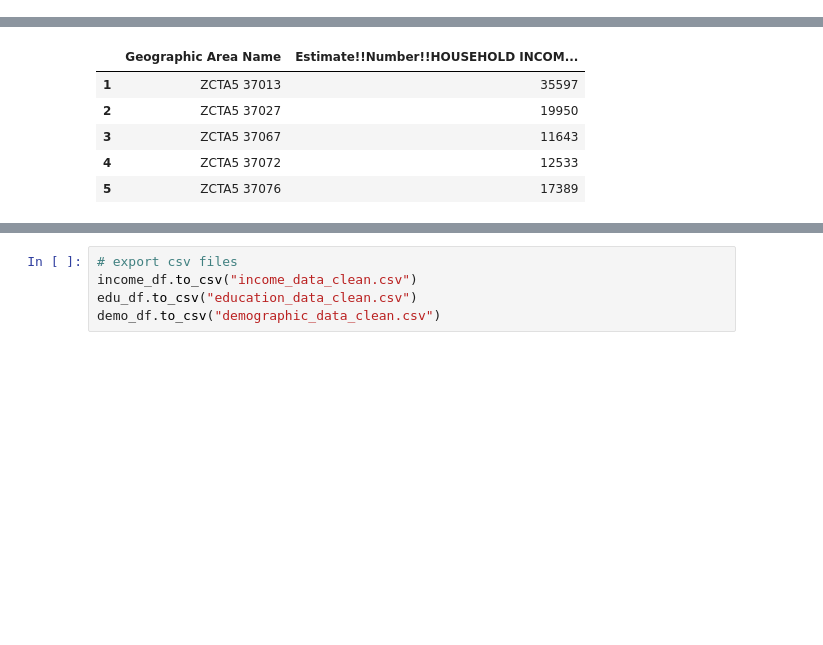
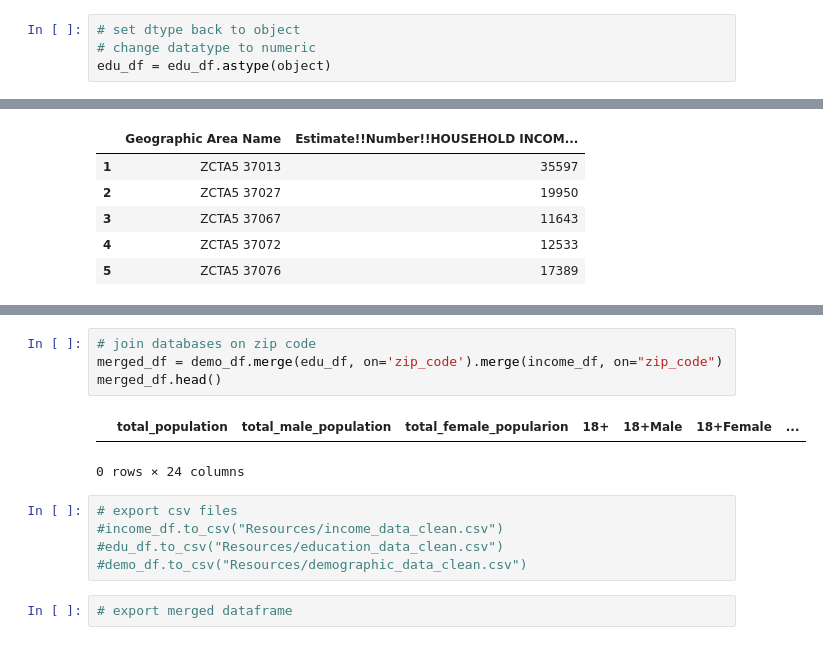
Before and after one commit to HannaKim4673/Beer_Restaurant_Success, a Jupyter notebook: Demographics_data.ipynb, the cells around one changed output, grey strips where cells are left out. Drawn from its saved outputs; the diff is of its cells as text; blank space fills up the shorter version.

```diff
--- a/Demographics_data.ipynb
+++ b/Demographics_data.ipynb
@@ -235,6 +232,10 @@ edu_df.head()
 | 3 | 37067 | 2278 | 227 | 1259 | 792 | ... |
 | 4 | 37072 | 2230 | 336 | 1583 | 311 | ... |
 | 5 | 37076 | 3191 | 278 | 2317 | 596 | ... |
+# %%
+# set dtype back to object
+# change datatype to numeric
+edu_df = edu_df.astype(object)
 # %%
 # inspect headers income_df
 income_df.head()
@@ -309,5 +367,14 @@ income_df.head()
+# %%
+# join databases on zip code
+merged_df = demo_df.merge(edu_df, on='zip_code').merge(income_df, on="zip_code")
+merged_df.head()
+# %% [output]
+|  | total_population | total_male_population | total_female_popularion | 18+ | 18+Male | 18+Female | ... |
+0 rows × 24 columns
 # %%
 # export csv files
-income_df.to_csv("income_data_clean.csv")
-edu_df.to_csv("education_data_clean.csv")
-demo_df.to_csv("demographic_data_clean.csv")
+#income_df.to_csv("Resources/income_data_clean.csv")
+#edu_df.to_csv("Resources/education_data_clean.csv")
+#demo_df.to_csv("Resources/demographic_data_clean.csv")
+# %%
+# export merged dataframe
```
Also changed, not shown: parts of 11 cells of this notebook.
